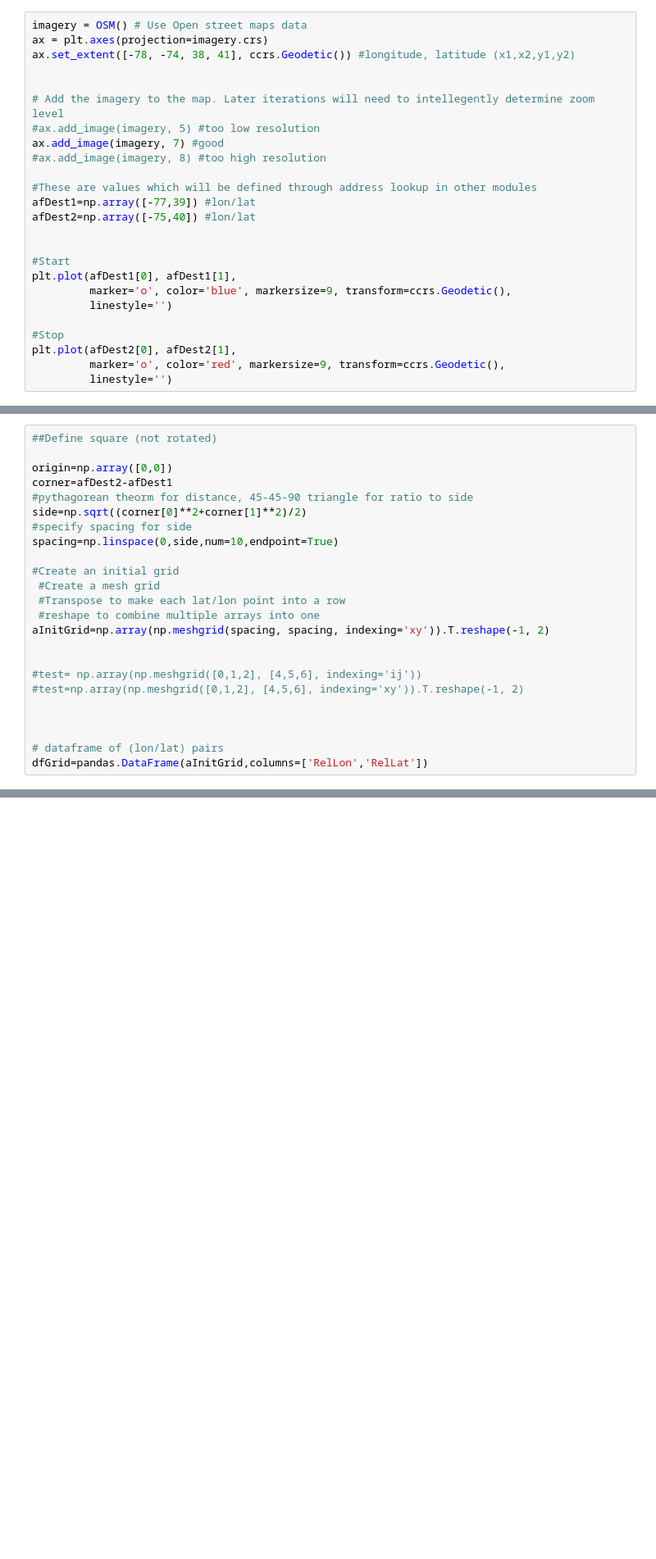
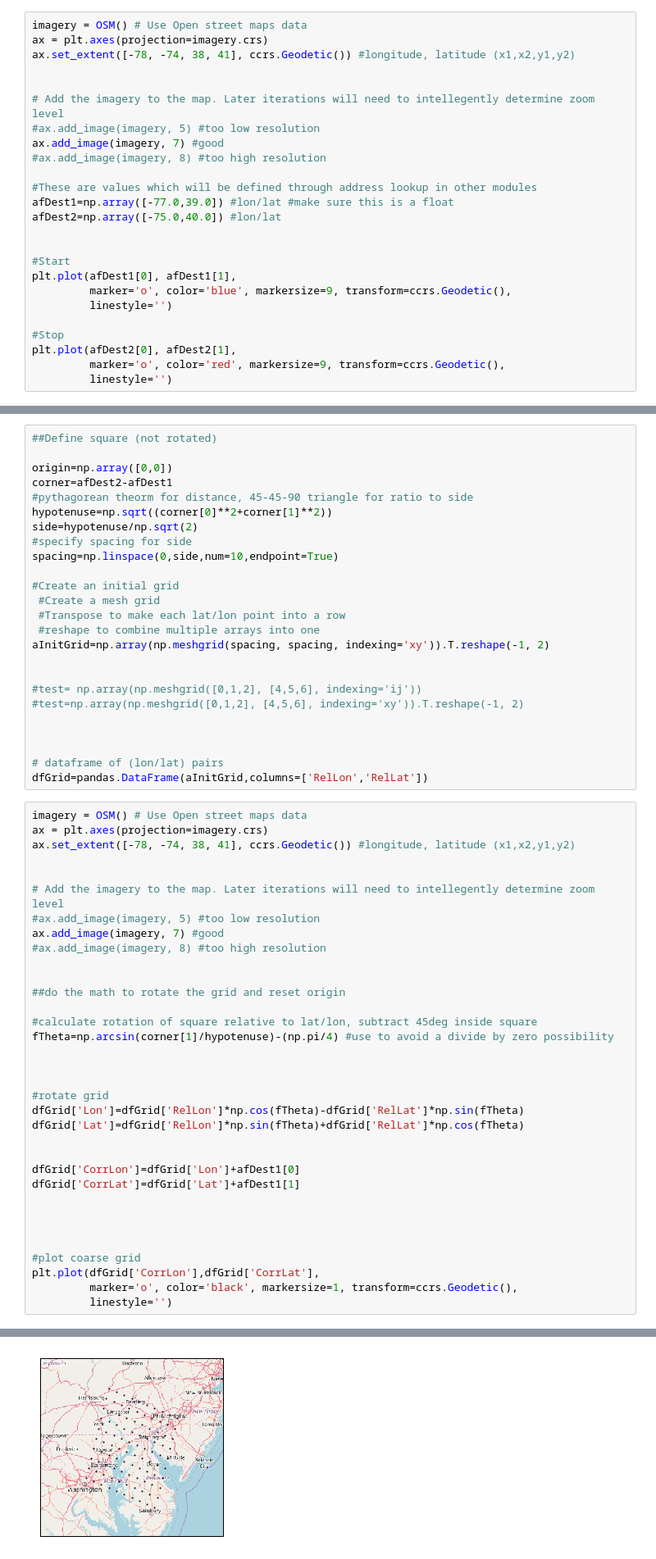
Before and after one commit to orthorhombic/two-body, a Jupyter notebook: Lat-Lon Grid.ipynb, the cells around one changed output, grey strips where cells are left out. Shown: that part at 82% size. Cells and saved outputs as stored; diff of their text form; blank space fills up the shorter version.

Commit message:
Defined code for coarse & high res grids

```diff
--- a/Lat-Lon Grid.ipynb
+++ b/Lat-Lon Grid.ipynb
@@ -47,8 +47,8 @@ ax.add_image(imagery, 7) #good
 #ax.add_image(imagery, 8) #too high resolution
 
 #These are values which will be defined through address lookup in other modules
-afDest1=np.array([-77,39]) #lon/lat
-afDest2=np.array([-75,40]) #lon/lat
+afDest1=np.array([-77.0,39.0]) #lon/lat #make sure this is a float
+afDest2=np.array([-75.0,40.0]) #lon/lat
 
 
 #Start
@@ -69,7 +69,8 @@ plt.plot(afDest2[0], afDest2[1],
 origin=np.array([0,0])
 corner=afDest2-afDest1
 #pythagorean theorm for distance, 45-45-90 triangle for ratio to side
-side=np.sqrt((corner[0]**2+corner[1]**2)/2)
+hypotenuse=np.sqrt((corner[0]**2+corner[1]**2))
+side=hypotenuse/np.sqrt(2)
 #specify spacing for side
 spacing=np.linspace(0,side,num=10,endpoint=True)
 
@@ -87,3 +88,38 @@ aInitGrid=np.array(np.meshgrid(spacing, spacing, indexing='xy')).T.reshape(-1, 2
 
 # dataframe of (lon/lat) pairs
 dfGrid=pandas.DataFrame(aInitGrid,columns=['RelLon','RelLat'])
+# %%
+imagery = OSM() # Use Open street maps data
+ax = plt.axes(projection=imagery.crs)
+ax.set_extent([-78, -74, 38, 41], ccrs.Geodetic()) #longitude, latitude (x1,x2,y1,y2)
+
+
+# Add the imagery to the map. Later iterations will need to intellegently determine zoom level
+#ax.add_image(imagery, 5) #too low resolution
+ax.add_image(imagery, 7) #good
+#ax.add_image(imagery, 8) #too high resolution
+
+
+##do the math to rotate the grid and reset origin
+
+#calculate rotation of square relative to lat/lon, subtract 45deg inside square
+fTheta=np.arcsin(corner[1]/hypotenuse)-(np.pi/4) #use to avoid a divide by zero possibility
+
+
+
+#rotate grid
+dfGrid['Lon']=dfGrid['RelLon']*np.cos(fTheta)-dfGrid['RelLat']*np.sin(fTheta)
+dfGrid['Lat']=dfGrid['RelLon']*np.sin(fTheta)+dfGrid['RelLat']*np.cos(fTheta)
+
+
+dfGrid['CorrLon']=dfGrid['Lon']+afDest1[0]
+dfGrid['CorrLat']=dfGrid['Lat']+afDest1[1]
+
+
+
+
+#plot coarse grid
+plt.plot(dfGrid['CorrLon'],dfGrid['CorrLat'],
+         marker='o', color='black', markersize=1, transform=ccrs.Geodetic(),
+         linestyle='')
+# %% [output]
@@ -89,0 +127 @@ dfGrid=pandas.DataFrame(aInitGrid,columns=['RelLon','RelLat'])
+[figure, added]
```
Also changed, not shown: parts of 2 cells of this notebook.
